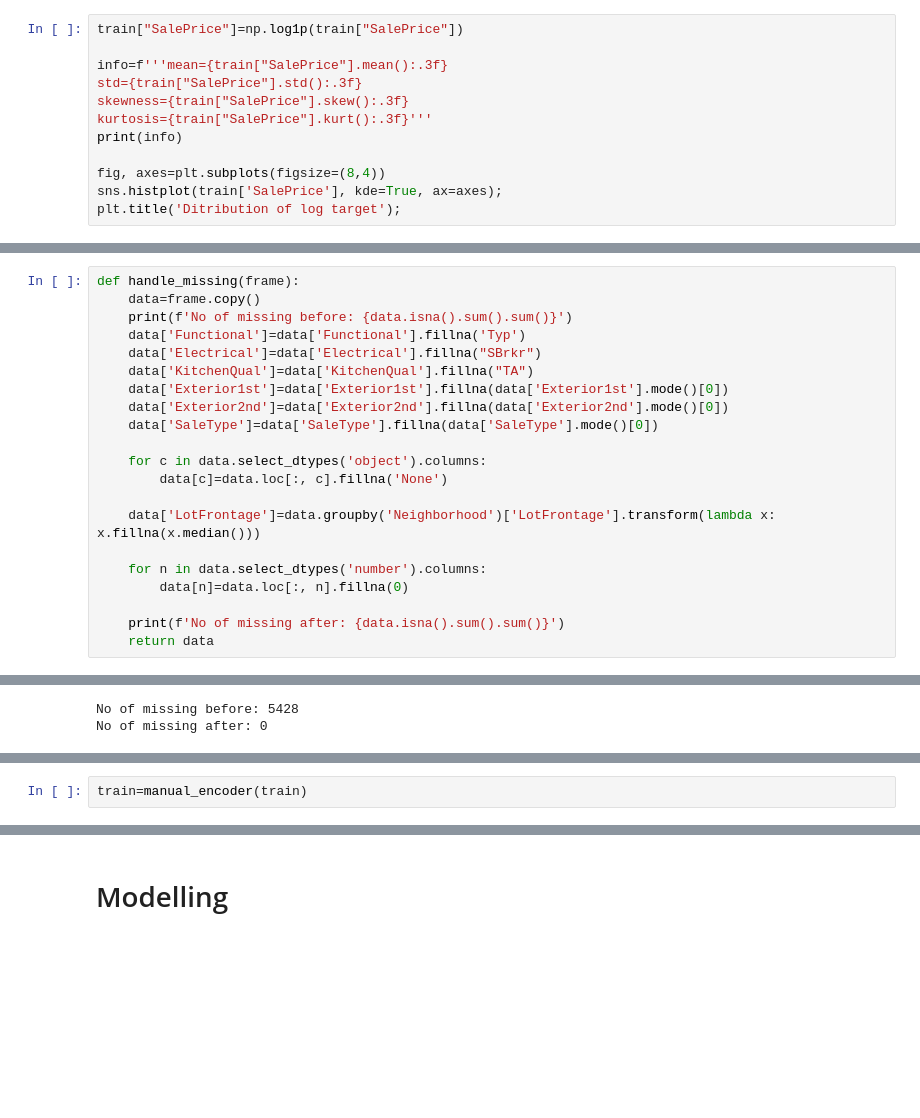
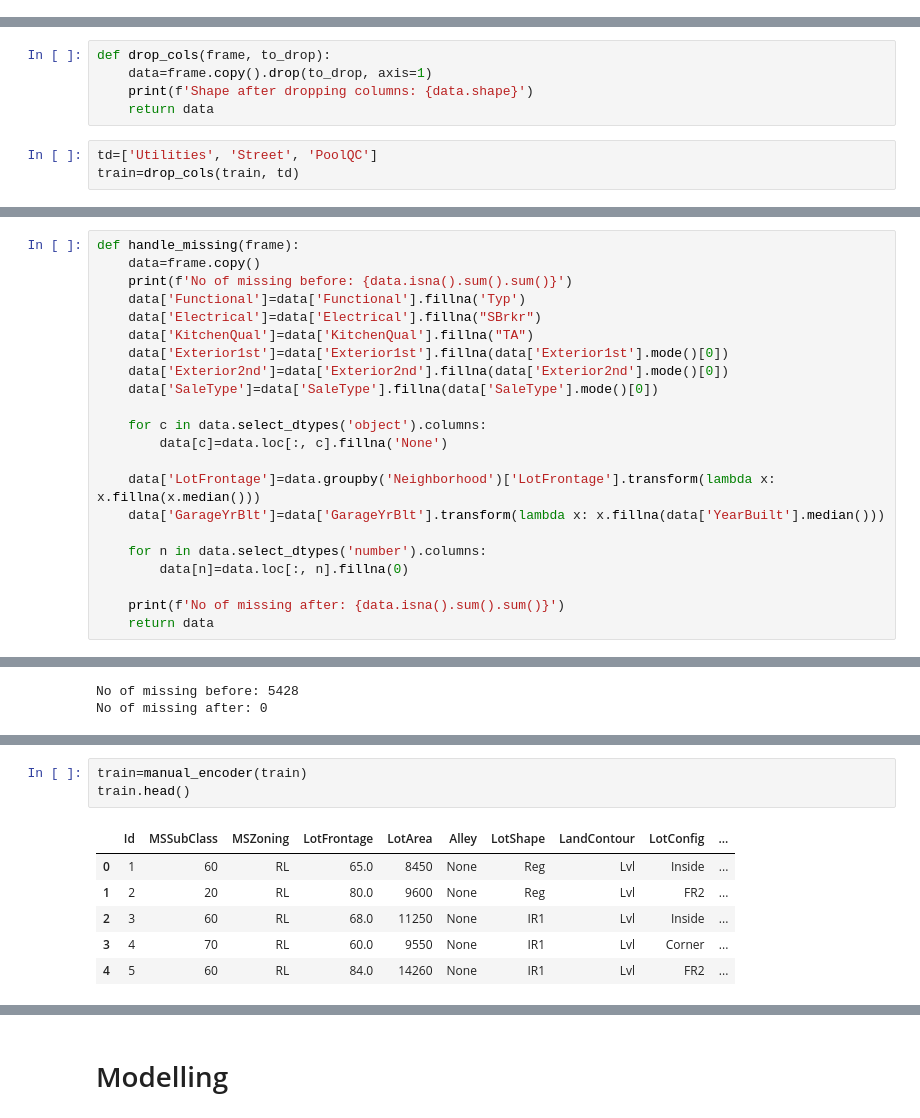
Before and after one commit to akimalikhanov/w, a Jupyter notebook: full_project2.ipynb, the cells around one changed output, grey strips where cells are left out. Drawn from its saved outputs; the diff is of its cells as text; blank space fills up the shorter version.

```diff
--- a/full_project2.ipynb
+++ b/full_project2.ipynb
@@ -290,12 +285,0 @@ Shape after: (1433, 78)
-# %%
-train["SalePrice"]=np.log1p(train["SalePrice"])
-
-info=f'''mean={train["SalePrice"].mean():.3f}
-std={train["SalePrice"].std():.3f}
-skewness={train["SalePrice"].skew():.3f}
-kurtosis={train["SalePrice"].kurt():.3f}'''
-print(info)
-
-fig, axes=plt.subplots(figsize=(8,4))
-sns.histplot(train['SalePrice'], kde=True, ax=axes);
-plt.title('Ditribution of log target');
@@ -307,0 +286,8 @@ kurtosis=0.528
+# %%
+def drop_cols(frame, to_drop):
+    data=frame.copy().drop(to_drop, axis=1)
+    print(f'Shape after dropping columns: {data.shape}')
+    return data
+# %%
+td=['Utilities', 'Street', 'PoolQC']
+train=drop_cols(train, td)
@@ -329,6 +317,7 @@ def handle_missing(frame):
         data[c]=data.loc[:, c].fillna('None')
 
     data['LotFrontage']=data.groupby('Neighborhood')['LotFrontage'].transform(lambda x: x.fillna(x.median()))
+    data['GarageYrBlt']=data['GarageYrBlt'].transform(lambda x: x.fillna(data['YearBuilt'].median()))
 
     for n in data.select_dtypes('number').columns:
         data[n]=data.loc[:, n].fillna(0)
@@ -369,3 +363,11 @@ def manual_encoder(frame):
     return data
 # %%
 train=manual_encoder(train)
+train.head()
+# %% [output]
+|  | Id | MSSubClass | MSZoning | LotFrontage | LotArea | Alley | LotShape | LandContour | LotConfig | ... |
+| 0 | 1 | 60 | RL | 65.0 | 8450 | None | Reg | Lvl | Inside | ... |
+| 1 | 2 | 20 | RL | 80.0 | 9600 | None | Reg | Lvl | FR2 | ... |
+| 2 | 3 | 60 | RL | 68.0 | 11250 | None | IR1 | Lvl | Inside | ... |
+| 3 | 4 | 70 | RL | 60.0 | 9550 | None | IR1 | Lvl | Corner | ... |
+| 4 | 5 | 60 | RL | 84.0 | 14260 | None | IR1 | Lvl | FR2 | ... |
```
Also changed, not shown: parts of 33 cells of this notebook.
